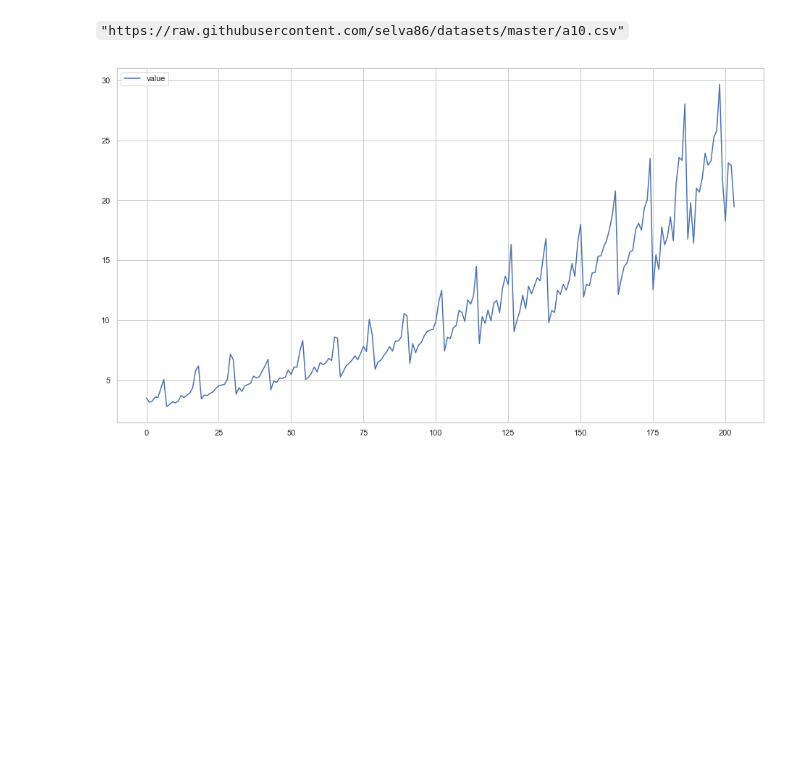
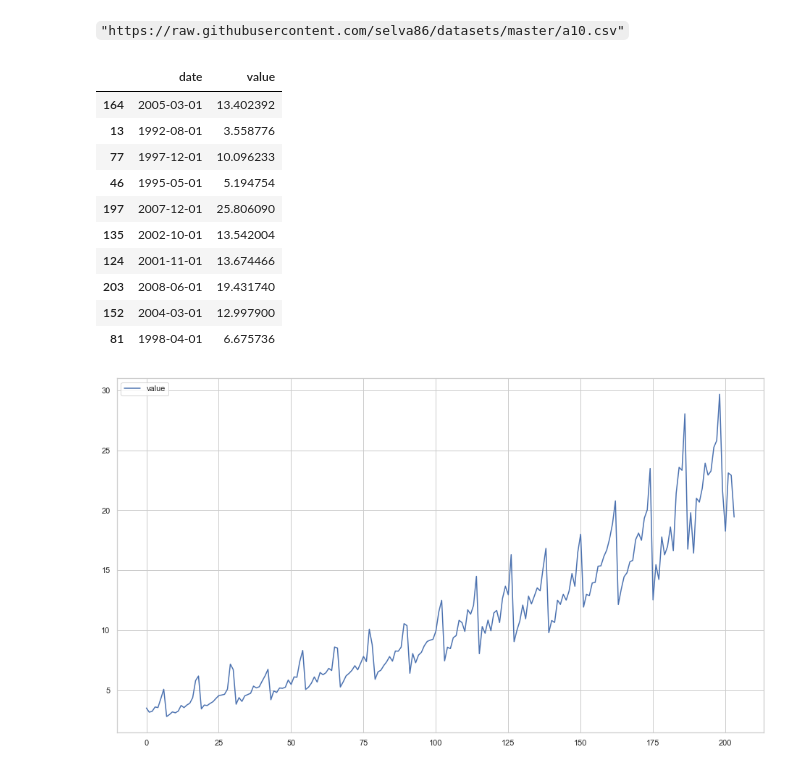
Before and after one commit to Ironhack-data-bcn-feb-2023/lectures, a Jupyter notebook: 37.I - Time series I - Properties (decomposition).ipynb, the cells around one changed output. Saved outputs shown, nothing was run; the diff lists cells and outputs as text; code cells hidden in the pictures; blank space fills up the shorter version.

```diff
--- a/37.I - Time series I - Properties (decomposition).ipynb
+++ b/37.I - Time series I - Properties (decomposition).ipynb
@@ -173,6 +173,20 @@ I want a column with only the year:
 `"https://raw.githubusercontent.com/selva86/datasets/master/a10.csv"`
 # %%
 df = pd.read_csv("https://raw.githubusercontent.com/selva86/datasets/master/a10.csv")
+# %%
+df.sample(10)
+# %% [output]
+|  | date | value |
+| 164 | 2005-03-01 | 13.402392 |
+| 13 | 1992-08-01 | 3.558776 |
+| 77 | 1997-12-01 | 10.096233 |
+| 46 | 1995-05-01 | 5.194754 |
+| 197 | 2007-12-01 | 25.806090 |
+| 135 | 2002-10-01 | 13.542004 |
+| 124 | 2001-11-01 | 13.674466 |
+| 203 | 2008-06-01 | 19.431740 |
+| 152 | 2004-03-01 | 12.997900 |
+| 81 | 1998-04-01 | 6.675736 |
 # %%
 df.plot();
 # %% [output]
```
Also changed, not shown: parts of 18 cells of this notebook, 2 other files.
